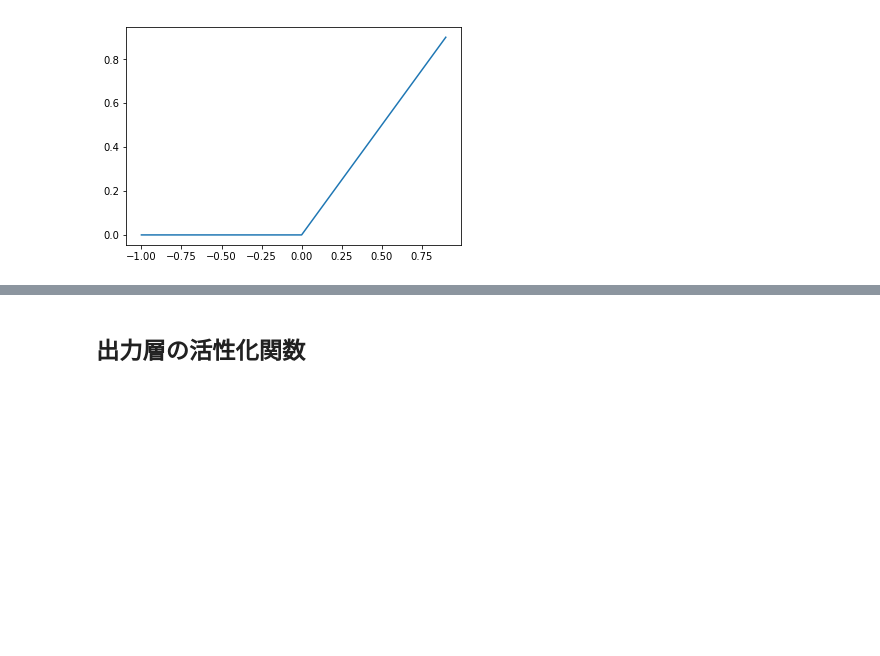
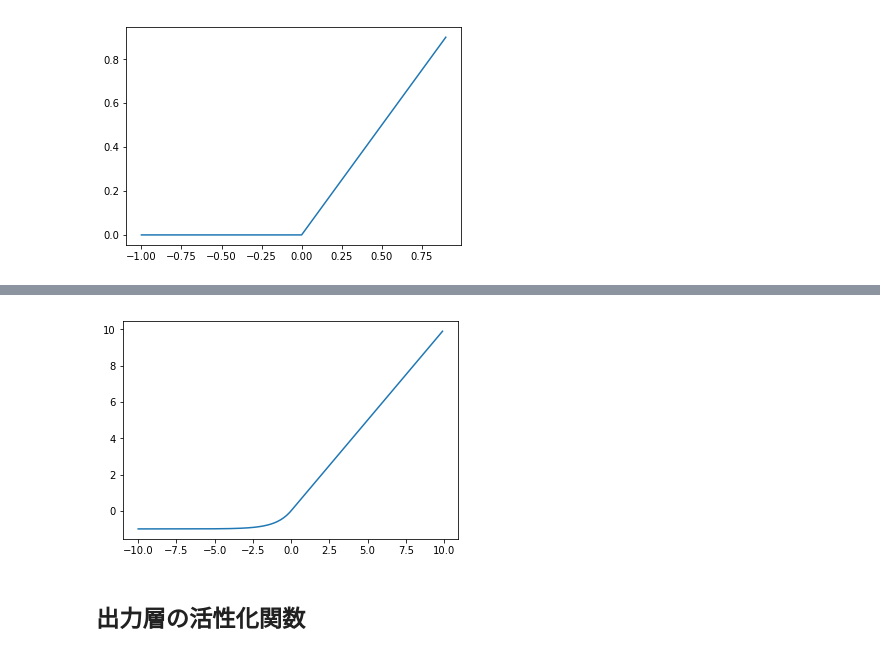
Before and after one commit to YusukeKato/Start_DeepLearning, a Jupyter notebook: Notebook/2_activation_function.ipynb, the cells around one changed output, grey strips where cells are left out. Cells and saved outputs as stored; diff of their text form; code cells hidden in the pictures; blank space fills up the shorter version.

```diff
--- a/Notebook/2_activation_function.ipynb
+++ b/Notebook/2_activation_function.ipynb
@@ -64,3 +99,18 @@ plt.show()
+# %%
+def elu(x):
+    a = 1
+    for i in range(len(x)):
+        if x[i] <= 0:
+            x[i] = a * (np.exp(x[i]) - 1)
+    return x
+# %%
+y = elu(np.arange(-10.0, 10.0, 0.1))
+# %%
+x = np.arange(-10.0, 10.0, 0.1)
+plt.plot(x, y)
+plt.show()
+# %% [output]
+[figure, added]
 # %% [markdown]
 ## 出力層の活性化関数
 # %% [markdown]
```
Also changed, not shown: parts of 16 cells of this notebook.
